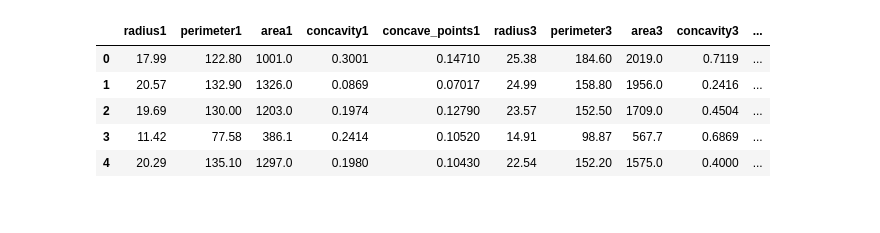
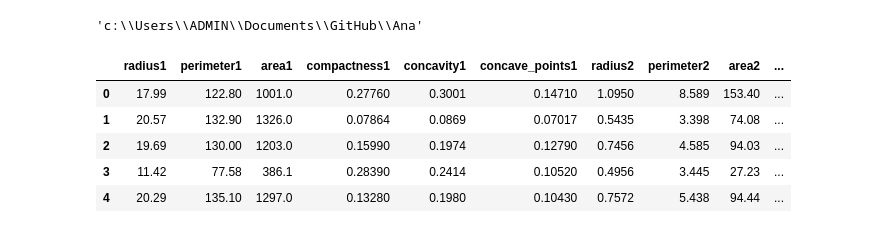
Before and after one commit to Richik01/CANCER-CELL-CLASSIFICATION-WEBAPP, a Jupyter notebook: src/model/model.ipynb, the cells around one changed output. Saved outputs shown, nothing was run; the diff lists cells and outputs as text; code cells hidden in the pictures.

```diff
--- a/src/model/model.ipynb
+++ b/src/model/model.ipynb
@@ -9,10 +9,14 @@ import numpy as np
+# %%
+os.getcwd()
+# %% [output]
+'c:\\Users\\ADMIN\\Documents\\GitHub\\Ana'
 # %%
-df = pd.read_csv('/home/xxx/realtime-cancer-prediction-app/data/cleaned_data.csv')
+df = pd.read_csv('data\\cleaned_data.csv')
 df.head()
 # %% [output]
-|  | radius1 | perimeter1 | area1 | concavity1 | concave_points1 | radius3 | perimeter3 | area3 | concavity3 | ... |
-| 0 | 17.99 | 122.80 | 1001.0 | 0.3001 | 0.14710 | 25.38 | 184.60 | 2019.0 | 0.7119 | ... |
-| 1 | 20.57 | 132.90 | 1326.0 | 0.0869 | 0.07017 | 24.99 | 158.80 | 1956.0 | 0.2416 | ... |
-| 2 | 19.69 | 130.00 | 1203.0 | 0.1974 | 0.12790 | 23.57 | 152.50 | 1709.0 | 0.4504 | ... |
-| 3 | 11.42 | 77.58 | 386.1 | 0.2414 | 0.10520 | 14.91 | 98.87 | 567.7 | 0.6869 | ... |
-| 4 | 20.29 | 135.10 | 1297.0 | 0.1980 | 0.10430 | 22.54 | 152.20 | 1575.0 | 0.4000 | ... |
+|  | radius1 | perimeter1 | area1 | compactness1 | concavity1 | concave_points1 | radius2 | perimeter2 | area2 | ... |
+| 0 | 17.99 | 122.80 | 1001.0 | 0.27760 | 0.3001 | 0.14710 | 1.0950 | 8.589 | 153.40 | ... |
+| 1 | 20.57 | 132.90 | 1326.0 | 0.07864 | 0.0869 | 0.07017 | 0.5435 | 3.398 | 74.08 | ... |
+| 2 | 19.69 | 130.00 | 1203.0 | 0.15990 | 0.1974 | 0.12790 | 0.7456 | 4.585 | 94.03 | ... |
+| 3 | 11.42 | 77.58 | 386.1 | 0.28390 | 0.2414 | 0.10520 | 0.4956 | 3.445 | 27.23 | ... |
+| 4 | 20.29 | 135.10 | 1297.0 | 0.13280 | 0.1980 | 0.10430 | 0.7572 | 5.438 | 94.44 | ... |
```
Also changed, not shown: parts of 25 cells of this notebook, 11 other files.
